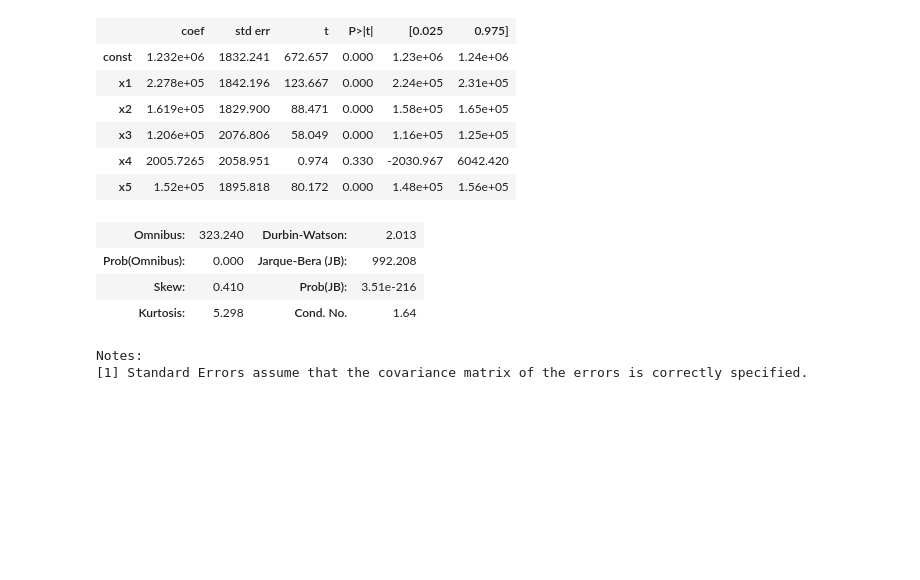
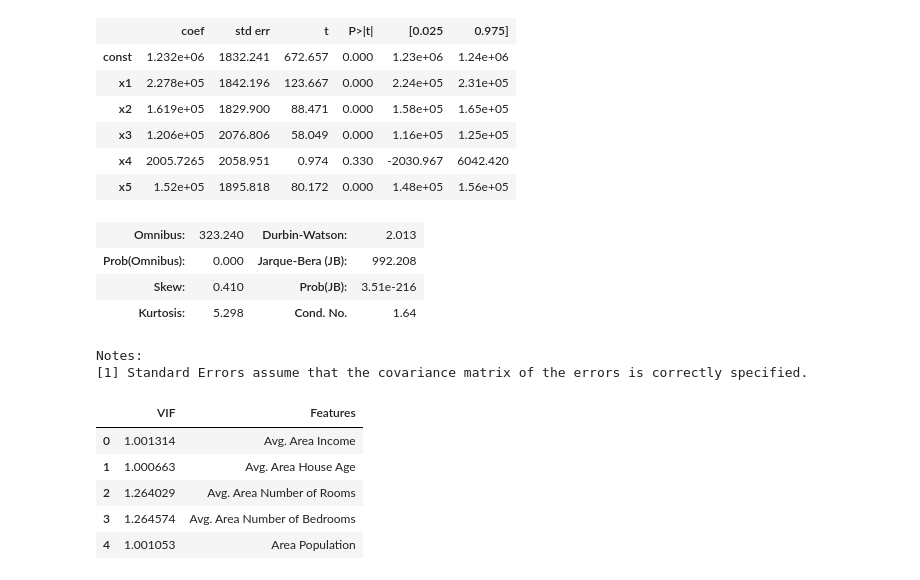
Before and after one commit to gurudattamanpreet/Practice, a Jupyter notebook: USA_Housing.ipynb, the cells around one changed output. Saved outputs shown, nothing was run; the diff lists cells and outputs as text; code cells hidden in the pictures; blank space fills up the shorter version.

```diff
--- a/USA_Housing.ipynb
+++ b/USA_Housing.ipynb
@@ -220,3 +221,17 @@ OLS Regression Results
 | Kurtosis: | 5.298 | Cond. No. | 1.64 |
 Notes:
 [1] Standard Errors assume that the covariance matrix of the errors is correctly specified.
+# %%
+variable=X_Scaled
+vif=pd.DataFrame()
+vif['VIF']=[variance_inflation_factor(variable,i) for i in range(variable.shape[1])]
+vif['Features']=X.columns
+# %%
+vif
+# %% [output]
+|  | VIF | Features |
+| 0 | 1.001314 | Avg. Area Income |
+| 1 | 1.000663 | Avg. Area House Age |
+| 2 | 1.264029 | Avg. Area Number of Rooms |
+| 3 | 1.264574 | Avg. Area Number of Bedrooms |
+| 4 | 1.001053 | Area Population |
```
Also changed, not shown: parts of 1 cell of this notebook.
